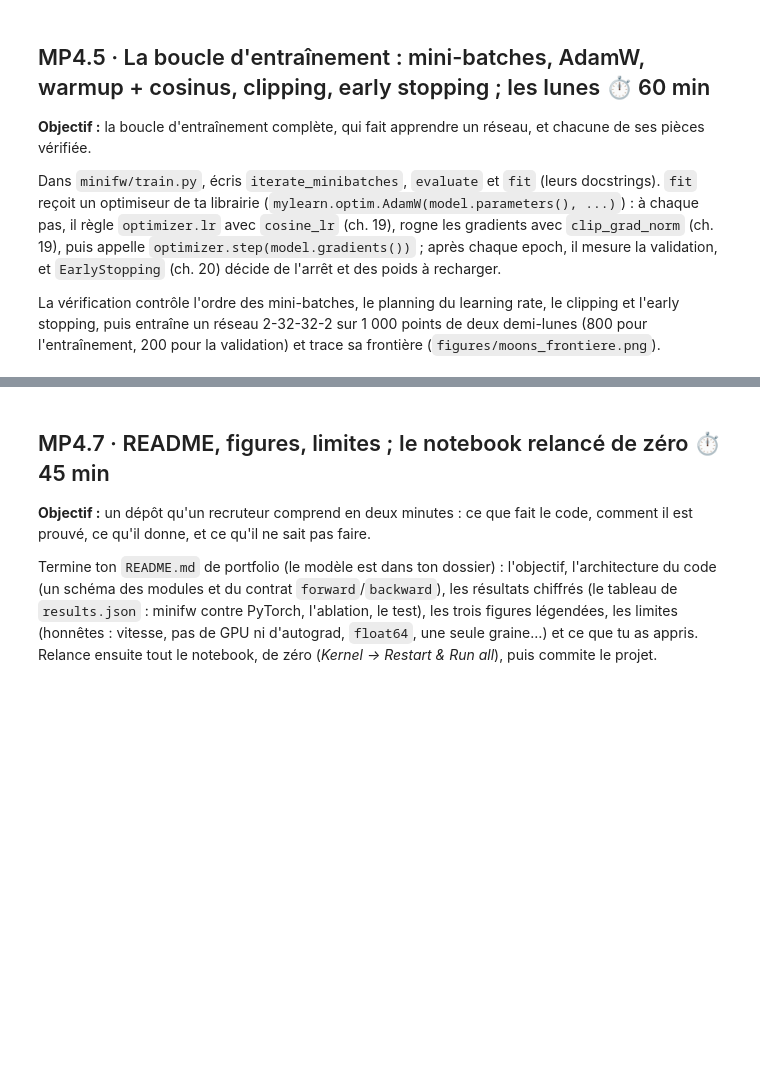
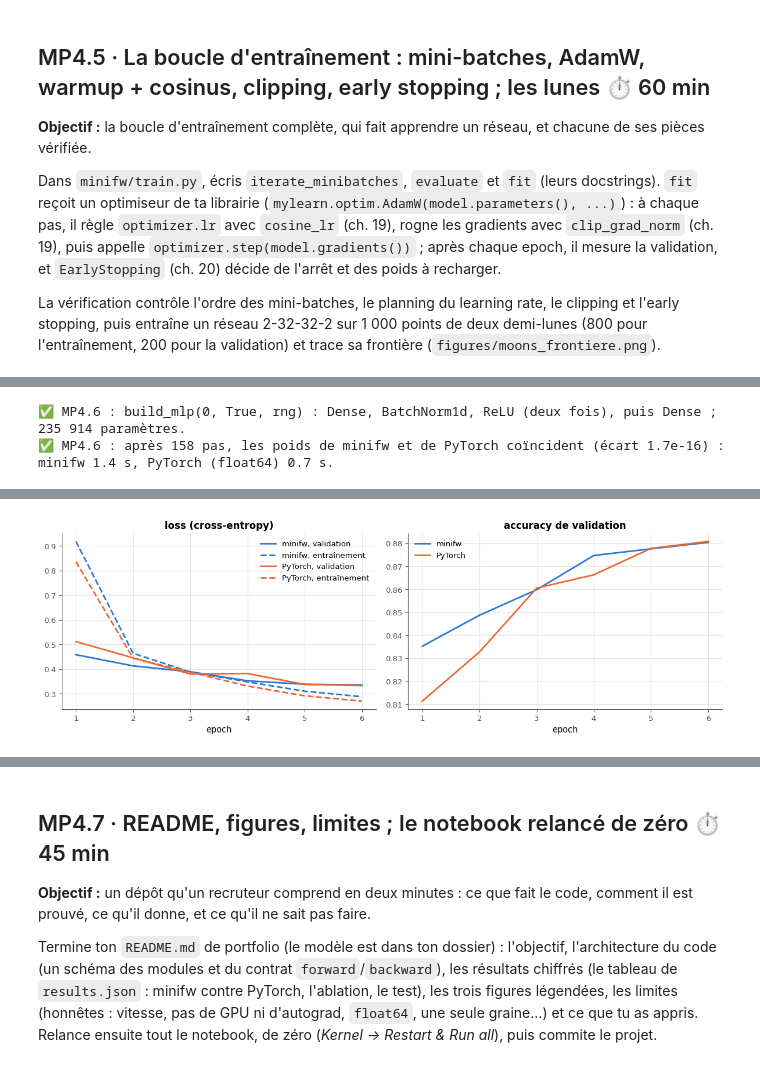
Before and after one commit to cemah2/workbookIA, a Jupyter notebook: projets/partie_4_mini_framework/solution/mp4_mini_framework.ipynb, the cells around one changed output, grey strips where cells are left out. Drawn from its saved outputs; the diff is of its cells as text; code cells hidden in the pictures; blank space fills up the shorter version.

```diff
--- a/projets/partie_4_mini_framework/solution/mp4_mini_framework.ipynb
+++ b/projets/partie_4_mini_framework/solution/mp4_mini_framework.ipynb
@@ -644,7 +774,7 @@ checks_of("MP4.6 b")
 if minifw_ok() and torch is not None and ready("X_tr", "build_mlp"):
     from minifw import SoftmaxCrossEntropy, fit, iterate_minibatches
     from mylearn.optim import AdamW, cosine_lr
-    with wb.attempt("MP4.6"):
+    with attempt("MP4.6"):
         model_b = build_mlp(0.0, True, np.random.default_rng(SEED))
         names_b = [type(layer).__name__ for layer in model_b.layers]
         verdict("MP4.6", names_b == ["Dense", "BatchNorm1d", "ReLU", "Dense", "BatchNorm1d", "ReLU", "Dense"]
@@ -682,11 +812,14 @@ if minifw_ok() and torch is not None and ready("X_tr", "build_mlp"):
                 f"après {steps_b} pas, l'écart des poids à PyTorch vaut {worst_b:.2e} : une couche, le planning, le "
                 "clipping ou l'ordre des mini-batches diffère (les étapes MP4.2 à MP4.5 disent laquelle).")
     checks_done()
+# %% [output]
+✅ MP4.6 : build_mlp(0, True, rng) : Dense, BatchNorm1d, ReLU (deux fois), puis Dense ; 235 914 paramètres.
+✅ MP4.6 : après 158 pas, les poids de minifw et de PyTorch coïncident (écart 1.7e-16) : minifw 1.4 s, PyTorch (float64) 0.7 s.
 # %%
 if ready("X_tr", "build_mlp") and minifw is not None:
     from minifw import SoftmaxCrossEntropy, evaluate, fit
     from mylearn.optim import AdamW
-    with wb.attempt("MP4.6"):
+    with attempt("MP4.6"):
         main_model = build_mlp(0.2, True, np.random.default_rng(SEED))
         started = time.perf_counter()
         main_history = fit(main_model, SoftmaxCrossEntropy(),
@@ -694,8 +827,9 @@ if ready("X_tr", "build_mlp") and minifw is not None:
                            X_tr, y_tr, X_va, y_va, epochs=EPOCHS, patience=PATIENCE, rng=np.random.default_rng(SEED + 1),
                            **SETTINGS)
         main_seconds = (time.perf_counter() - started) / len(main_history["val_loss"])
-        print(f"minifw : {len(main_history['val_loss'])} epochs, {main_seconds:.1f} s par epoch, meilleure epoch "
-              f"{main_history['best_epoch']}, accuracy de validation {max(main_history['val_acc']):.4f}")
+        print(f"minifw : {len(main_history['val_loss'])} epochs, {main_seconds:.1f} s par epoch, meilleure accuracy de "
+              f"validation {max(main_history['val_acc']):.4f} ; epoch gardée par l'early stopping : "
+              f"{main_history['best_epoch']} (accuracy {main_history['val_acc'][main_history['best_epoch'] - 1]:.4f})")
     if torch is not None:
         torch.manual_seed(SEED)                     # the PyTorch model: same architecture, float32, its own dropout
         torch_model = nn.Sequential(nn.Linear(784, 256), nn.BatchNorm1d(256), nn.ReLU(), nn.Dropout(0.2),
@@ -744,3 +878,4 @@ if ready("X_tr", "build_mlp") and minifw is not None:
         fig.tight_layout()
         save(fig, "fashion_courbes_rapide.png" if FAST_MODE else "fashion_courbes.png")   # the README shows the full run
         plt.show()
+# %% [output]
@@ -747,3 +884,4 @@ if ready("X_tr", "build_mlp") and minifw is not None:
+[figure, added]
 # %%
 CONFIGS = {"rien": (0.0, False), "dropout": (0.2, False), "batchnorm": (0.0, True), "les deux": (0.2, True)}
 ABLATION = {}
```
Also changed, not shown: parts of 19 cells of this notebook, 8 other files.
